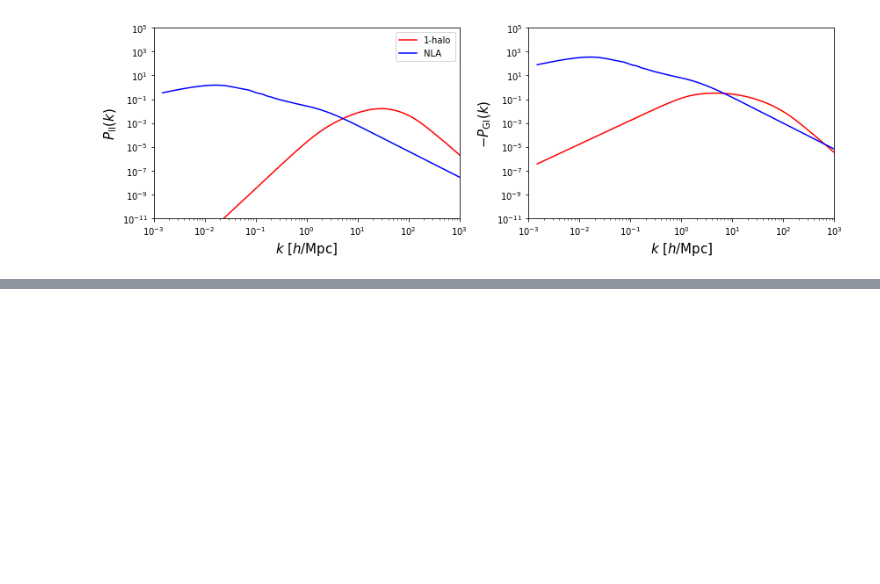
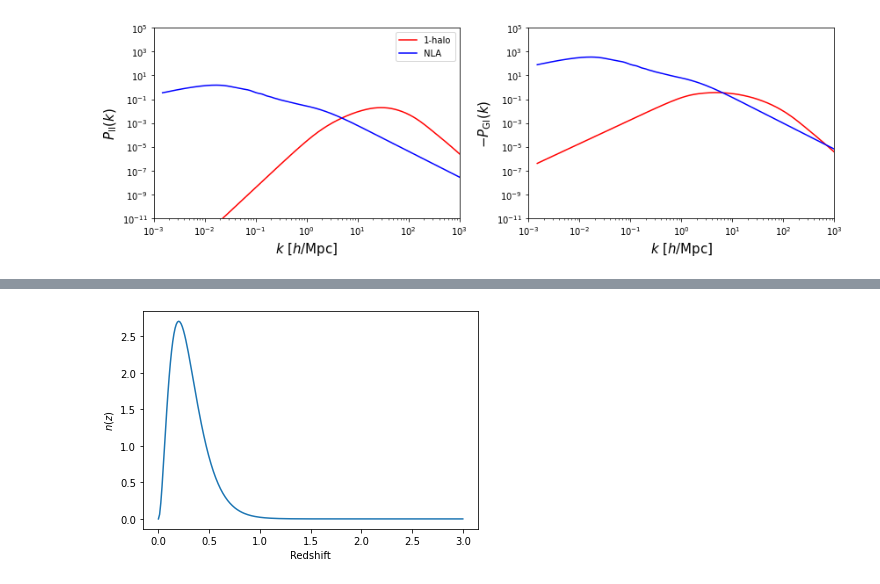
Before and after one commit to LSSTDESC/CCLX, a Jupyter notebook: Halo model for IA.ipynb, the cells around one changed output, grey strips where cells are left out. Drawn from its saved outputs; the diff is of its cells as text; code cells hidden in the pictures; blank space fills up the shorter version.

```diff
--- a/Halo model for IA.ipynb
+++ b/Halo model for IA.ipynb
@@ -130,11 +130,8 @@ class Profile2pt_GI(ccl.halos.Profile2pt):
             fs = Ns_mean/(Nc_mean+Ns_mean)
         # average matter density.
         rhom_HM = hmc.profile_norm(cosmo, a, prof)**(-1)
-        # average number of satellites.
-        sHOD = ccl.halos.HaloProfileHOD(cM, fc_0=0., ns_independent=True)
-        nbar_s = hmc.profile_norm(cosmo, a, sHOD)**(-1)
         return fs * Ns_M_mean * prof._fourier(cosmo, k, M, a, mass_def) * \
-                prof2._usat_fourier(cosmo, k, M, a, mass_def)/(nbar_s * rhom_HM)
+                prof2._usat_fourier(cosmo, k, M, a, mass_def)/(Ns_mean * rhom_HM)
 
 class Profile2pt_II(ccl.halos.Profile2pt):
     def fourier_2pt(self, prof: ccl.halos.HaloProfileHOD, cosmo, k, M, a,
@@ -145,10 +142,7 @@ class Profile2pt_II(ccl.halos.Profile2pt):
             fs = 0.
         else:
             fs = Ns_mean/(Nc_mean+Ns_mean)
-        # average number of satellites.
-        sHOD = ccl.halos.HaloProfileHOD(cM, fc_0=0., ns_independent=True)
-        nbar_s = hmc.profile_norm(cosmo, a, sHOD)**(-1)
-        return fs ** 2. * Ns_M_mean ** 2. * prof._usat_fourier(cosmo, k, M, a, mass_def) ** 2. / nbar_s ** 2.
+        return fs ** 2. * Ns_M_mean ** 2. * prof._usat_fourier(cosmo, k, M, a, mass_def) ** 2. / Ns_mean ** 2.
 
 HOD2pt_II = Profile2pt_II()
 HOD2pt_GI = Profile2pt_GI()
@@ -244,24 +203,32 @@ Now we can compute the angular power spectrum of the total GI and II contributio
 # %%
 z_arr = np.linspace(0., 3., 256)
 i_lim = 26. # Limiting i-band magnitude
-z0 = 0.0417*i_lim - 0.744
-pz = 1./(2.*z0) * (z_arr / z0)**2. * np.exp(-z_arr/z0) # Redshift distribution, p(z)
+z0 = 0.1#0.0417*i_lim - 0.744
+pz = 1./(2.*z0) * (z_arr / z0)**2. * np.exp(-z_arr/z0)
+
+plt.plot(z_arr, pz)
+plt.xlabel('Redshift')
+plt.ylabel('$n(z)$')
 
 bi1 = np.ones(len(z_arr)) # A_IA = 1 in the NLA model
 # A tracer without shear and A_ia contribution. The alignment will be from the power spectrum.
 ia_tracer = ccl.WeakLensingTracer(cosmo,dndz = (z_arr, pz), has_shear=False, ia_bias = (z_arr,bi1), use_A_ia=False)
 # A tracer without shear but with A_ia, to plot the NLA-only contribution for comparison.
 ia_NLA_tracer = ccl.WeakLensingTracer(cosmo,dndz = (z_arr, pz), has_shear=False, ia_bias = (z_arr,bi1), use_A_ia=True)
 # A weak gravitational lensing tracer for the GI term.
 wl_tracer = ccl.WeakLensingTracer(cosmo,dndz = (z_arr, pz))
 
-l_arr = np.geomspace(10, 30000).astype(int)
+l_arr = np.geomspace(10, 10000).astype(int)
 
-cl_GI = ccl.angular_cl(cosmo, wl_tracer, ia_tracer, l_arr, p_of_k_a = pofka_GI)
-cl_II = ccl.angular_cl(cosmo, ia_tracer, ia_tracer, l_arr, p_of_k_a = pofka_II)
-cl_GG = ccl.angular_cl(cosmo, wl_tracer, wl_tracer, l_arr)
+cl_GI_1h = ccl.angular_cl(cosmo, wl_tracer, ia_tracer, l_arr, p_of_k_a = pk_GI_1h)
+cl_II_1h = ccl.angular_cl(cosmo, ia_tracer, ia_tracer, l_arr, p_of_k_a = pk_II_1h)
 cl_GI_NLA = ccl.angular_cl(cosmo, wl_tracer, ia_NLA_tracer, l_arr)
 cl_II_NLA = ccl.angular_cl(cosmo, ia_NLA_tracer, ia_NLA_tracer, l_arr)
+cl_GG = ccl.angular_cl(cosmo, wl_tracer, wl_tracer, l_arr)
+cl_GI = cl_GI_1h + cl_GI_NLA
+cl_II = cl_II_1h + cl_II_NLA
+# %% [output]
+[figure, added]
 # %%
 lfac = l_arr * (l_arr + 1) / (2 * np.pi)
 
```
Also changed, not shown: parts of 11 cells of this notebook.
